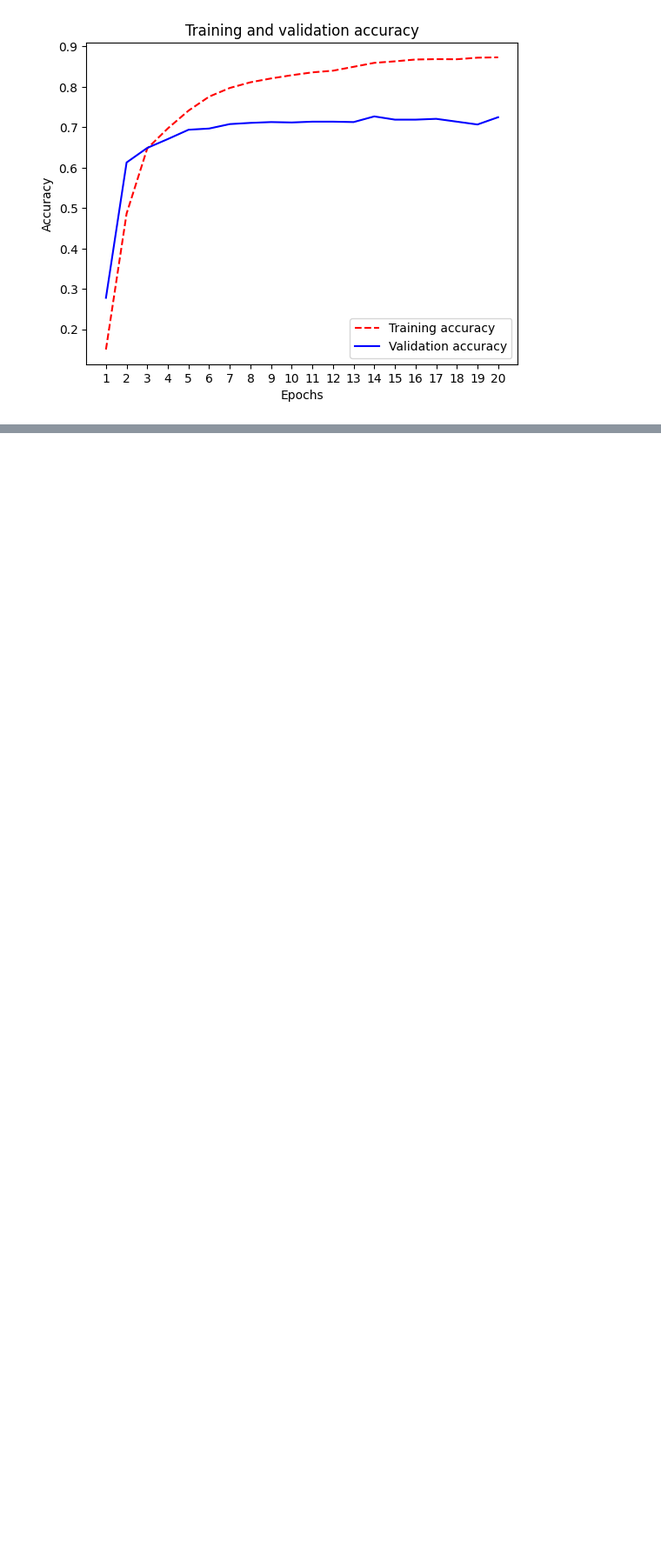
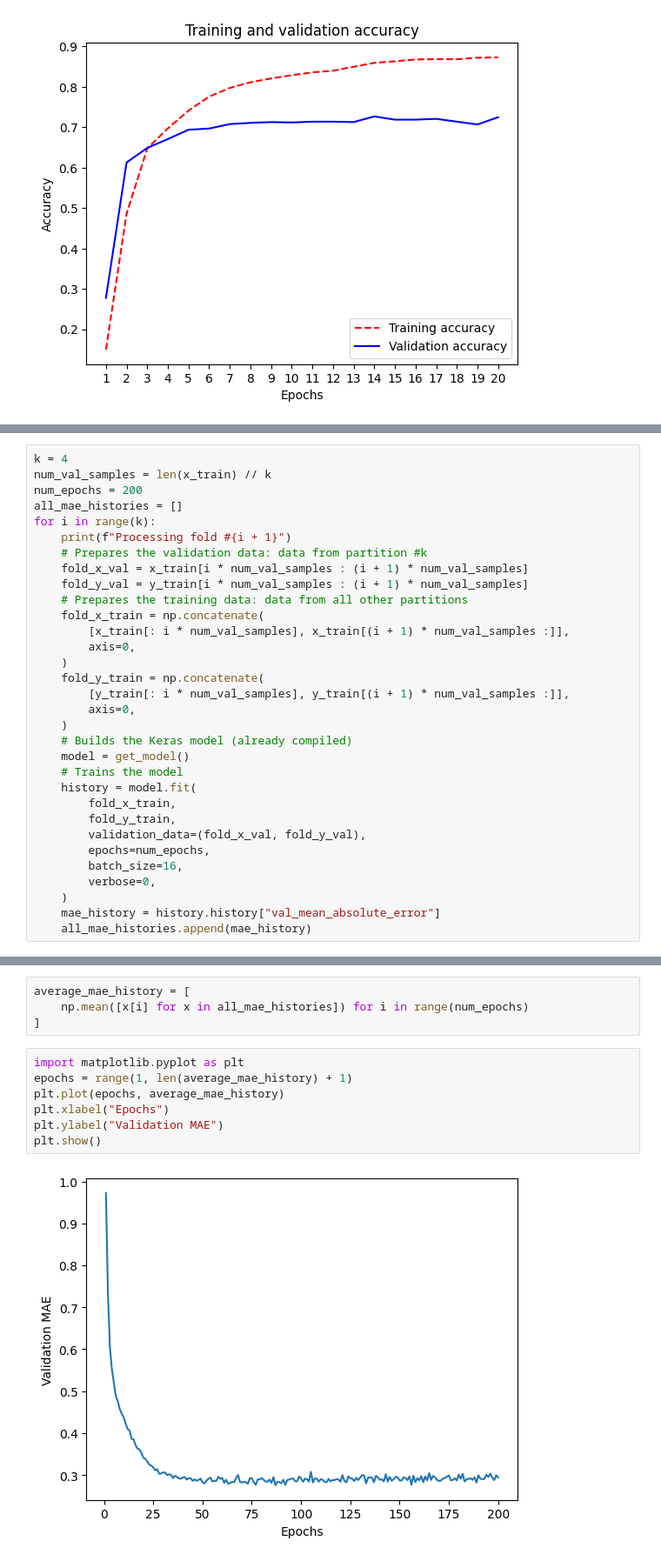
Before and after one commit to devflash101/POC, a Jupyter notebook: Deep Learning/chapter04_classification-and-regression.ipynb, the cells around one changed output, grey strips where cells are left out. Shown at 87% size. Saved outputs shown, nothing was run; the diff lists cells and outputs as text; blank space fills up the shorter version.

```diff
--- a/Deep Learning/chapter04_classification-and-regression.ipynb
+++ b/Deep Learning/chapter04_classification-and-regression.ipynb
@@ -530,0 +637,32 @@ plt.show()
+# %%
+k = 4
+num_val_samples = len(x_train) // k
+num_epochs = 200
+all_mae_histories = []
+for i in range(k):
+    print(f"Processing fold #{i + 1}")
+    # Prepares the validation data: data from partition #k
+    fold_x_val = x_train[i * num_val_samples : (i + 1) * num_val_samples]
+    fold_y_val = y_train[i * num_val_samples : (i + 1) * num_val_samples]
+    # Prepares the training data: data from all other partitions
+    fold_x_train = np.concatenate(
+        [x_train[: i * num_val_samples], x_train[(i + 1) * num_val_samples :]],
+        axis=0,
+    )
+    fold_y_train = np.concatenate(
+        [y_train[: i * num_val_samples], y_train[(i + 1) * num_val_samples :]],
+        axis=0,
+    )
+    # Builds the Keras model (already compiled)
+    model = get_model()
+    # Trains the model
+    history = model.fit(
+        fold_x_train,
+        fold_y_train,
+        validation_data=(fold_x_val, fold_y_val),
+        epochs=num_epochs,
+        batch_size=16,
+        verbose=0,
+    )
+    mae_history = history.history["val_mean_absolute_error"]
+    all_mae_histories.append(mae_history)
@@ -530,0 +674,13 @@ plt.show()
+# %%
+average_mae_history = [
+    np.mean([x[i] for x in all_mae_histories]) for i in range(num_epochs)
+]
+# %%
+import matplotlib.pyplot as plt
+epochs = range(1, len(average_mae_history) + 1)
+plt.plot(epochs, average_mae_history)
+plt.xlabel("Epochs")
+plt.ylabel("Validation MAE")
+plt.show()
+# %% [output]
+[figure, added]
```
Also changed, not shown: parts of 19 cells of this notebook.
